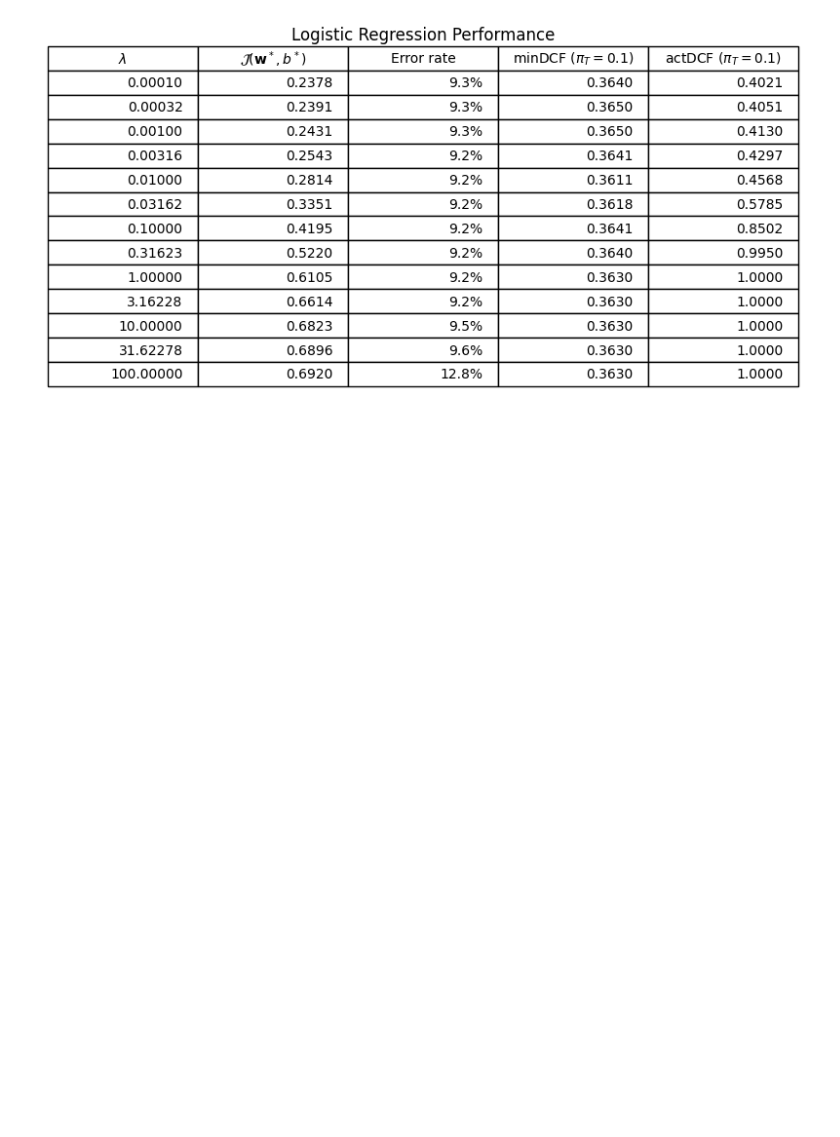
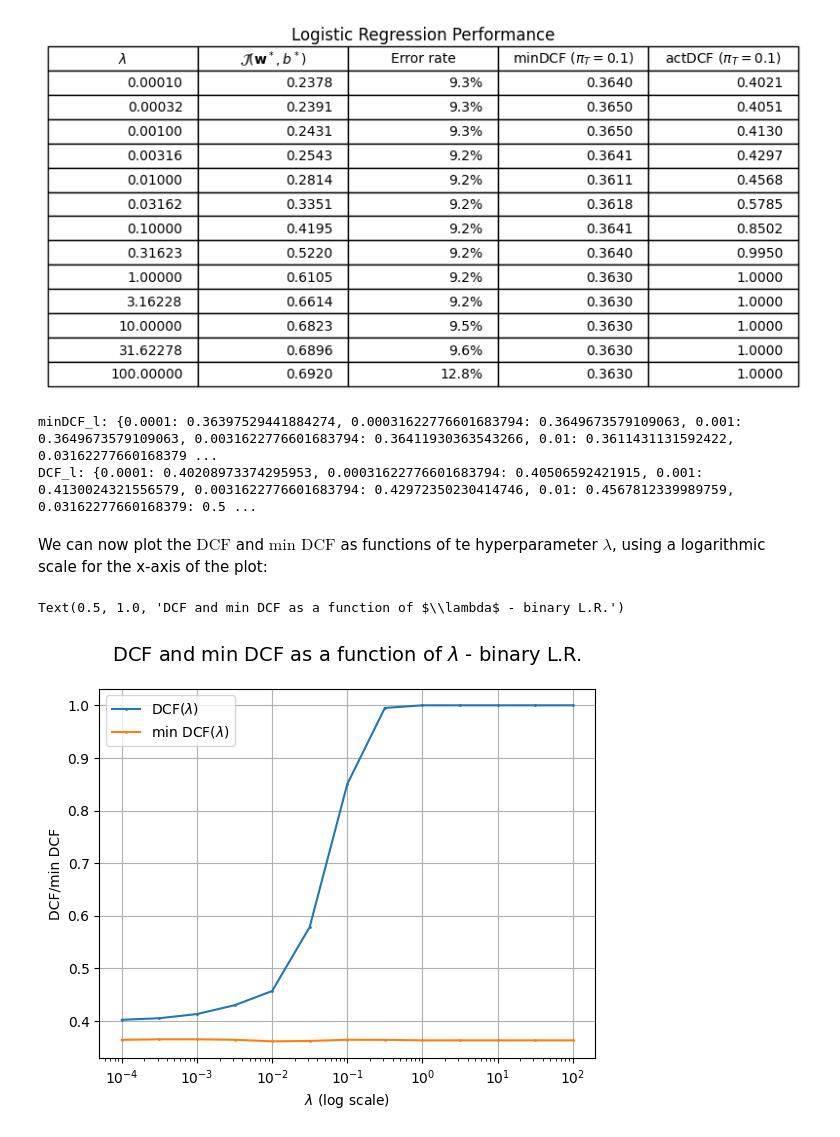
Before and after one commit to RiccardoRevalor/Fingerprint_Spoofing_Detection, a Jupyter notebook: 3_logReg_SVM.ipynb, the cells around one changed output. Saved outputs shown, nothing was run; the diff lists cells and outputs as text; code cells hidden in the pictures; blank space fills up the shorter version.

Commit message:
feat: analyzed misscalibration error when varying regularization term of L.R., non prior weighted

```diff
--- a/3_logReg_SVM.ipynb
+++ b/3_logReg_SVM.ipynb
@@ -219,6 +219,39 @@ represents the point where the posterior probability for class $h_1$ is equal to
 # %%
 #train and fit binary logistic regression model
 AppPriorTrue = 0.1
-LR.fitLogReg(DTR, LTR, DVAL, LVAL, lambdas, AppPriorTrue, manual_grad=True)
+(_, _, minDCF_l, DCF_l, _) = LR.fitLogReg(DTR, LTR, DVAL, LVAL, lambdas, AppPriorTrue, manual_grad=True)
 # %% [output]
 [figure]
+# %%
+#they are dictionaries with keys as the lambda values, values as the minDCF/DCF
+print(f"minDCF_l: {minDCF_l}")
+print(f"DCF_l: {DCF_l}")
+# %% [output]
+minDCF_l: {0.0001: 0.36397529441884274, 0.00031622776601683794: 0.3649673579109063, 0.001: 0.3649673579109063, 0.0031622776601683794: 0.36411930363543266, 0.01: 0.3611431131592422, 0.03162277660168379 ...
+DCF_l: {0.0001: 0.40208973374295953, 0.00031622776601683794: 0.40506592421915, 0.001: 0.4130024321556579, 0.0031622776601683794: 0.42972350230414746, 0.01: 0.4567812339989759, 0.03162277660168379: 0.5 ...
+# %% [markdown]
+We can now plot the $\text{DCF}$ and $\text{min DCF}$ as functions of te hyperparameter $\lambda$, using a logarithmic scale for the x-axis of the plot:
+# %%
+#plot the minDCF and DCF as a function of lambda
+#use a log scale for the x-axis
+plt.figure()
+plt.xscale('log', base=10)
+#set y-axis as DCF and minDCF
+series0_yAxis = [DCF_l[lam] for lam in lambdas]
+series1_yAxis = [minDCF_l[lam] for lam in lambdas]
+
+#set x-axis as lambda
+xAxis = lambdas
+
+
+plt.plot(xAxis, series0_yAxis, marker='o', linestyle='-', markersize=1, label=f'DCF($\lambda$)')
+plt.plot(xAxis, series1_yAxis, marker='o', linestyle='-', markersize=1, label=f'min DCF($\lambda$)')
+
+plt.xlabel('$\lambda$ (log scale)')
+plt.ylabel('DCF/min DCF')
+plt.grid(True)
+plt.legend()
+plt.title('DCF and min DCF as a function of $\lambda$ - binary L.R.', fontsize=14, pad= 20)
+# %% [output]
+Text(0.5, 1.0, 'DCF and min DCF as a function of $\\lambda$ - binary L.R.')
+[figure, added]
```
Also changed, not shown: parts of 1 cell of this notebook, 1 other file.
